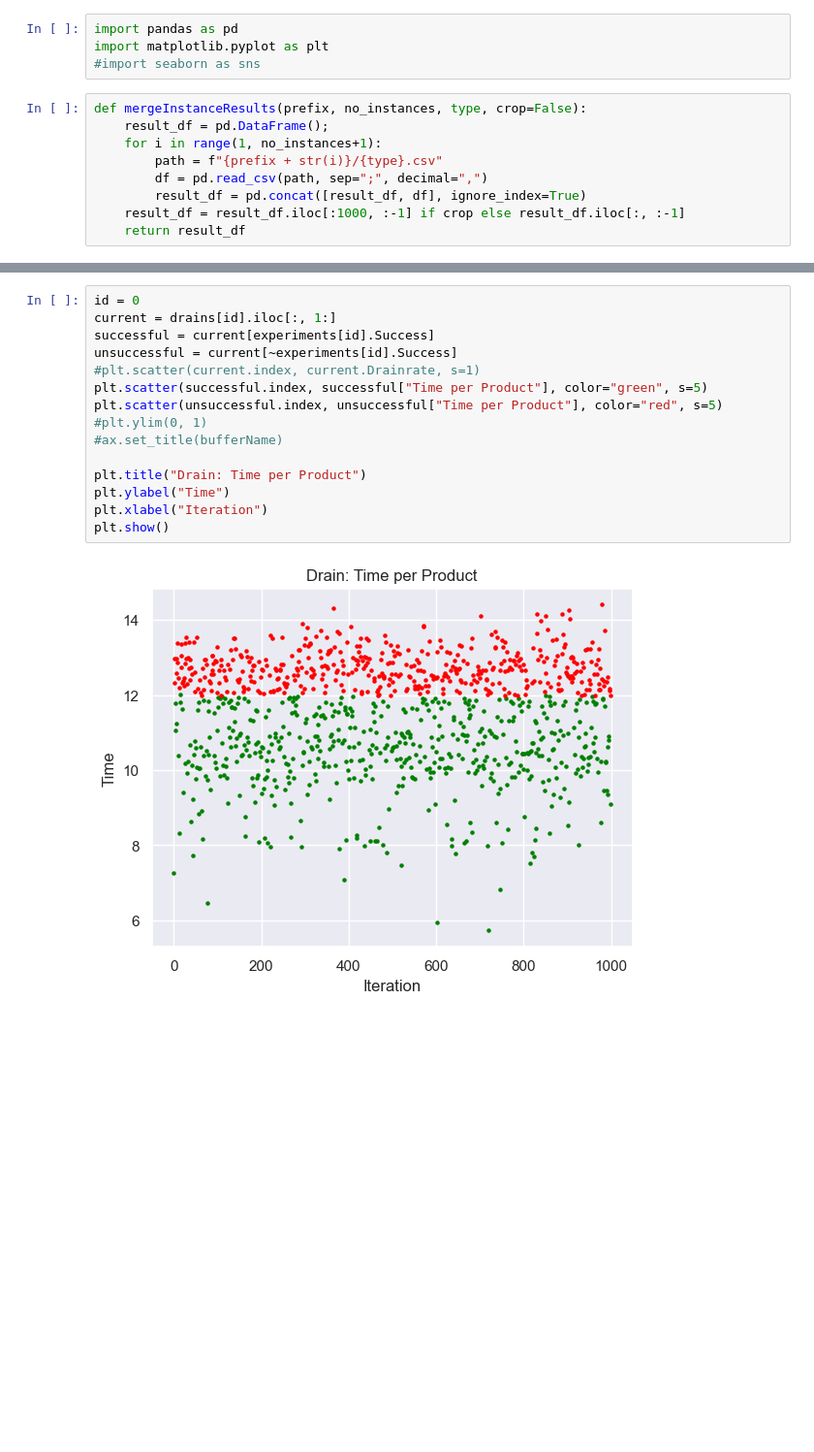
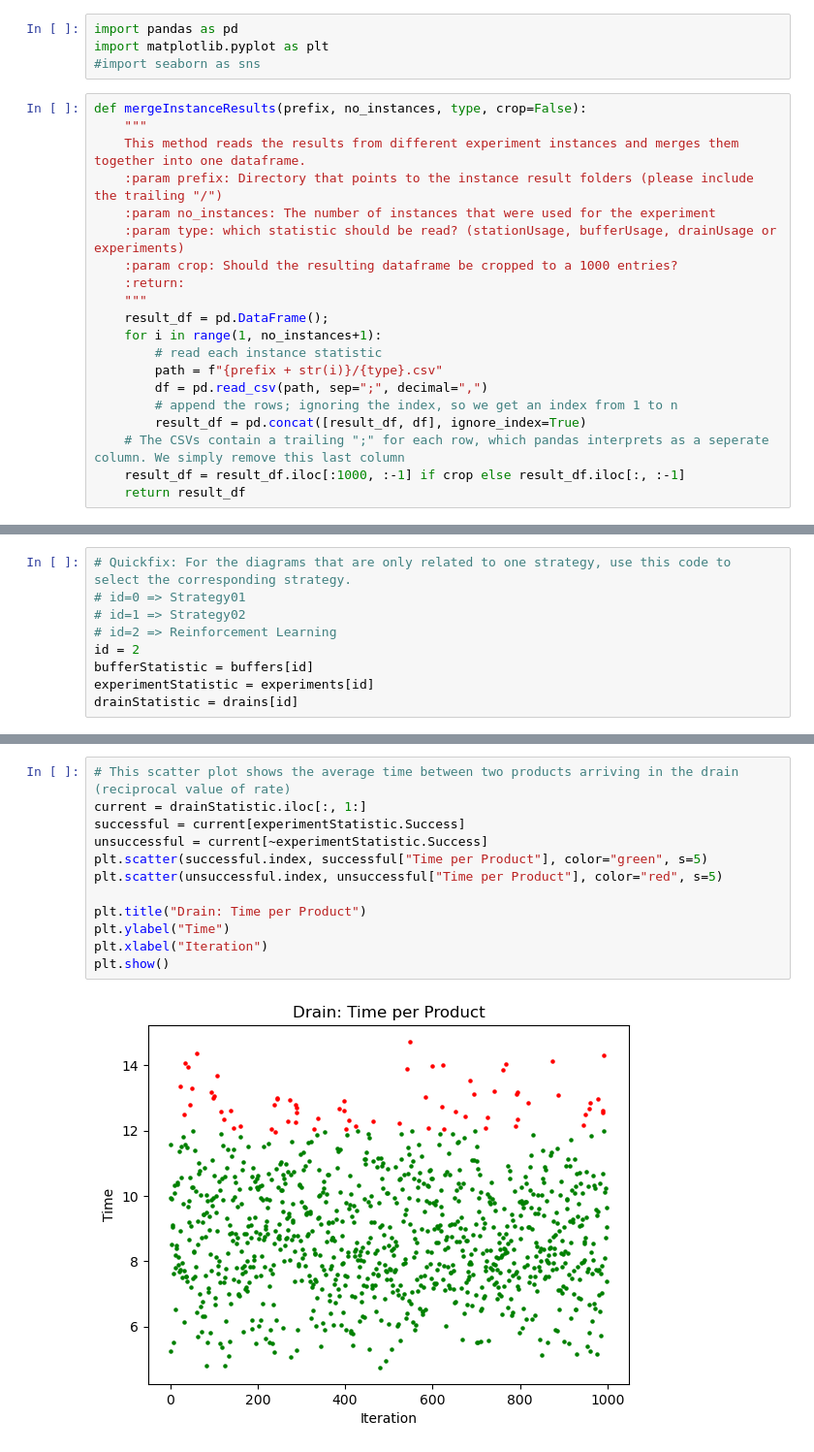
Before and after one commit to RoyalResearchGroup/Unity_Event_Production, a Jupyter notebook: Production Simulation/Assets/evaluation.ipynb, the cells around one changed output, grey strips where cells are left out. Shown at 97% size. Cells and saved outputs as stored; diff of their text form; blank space fills up the shorter version.

```diff
--- a/Production Simulation/Assets/evaluation.ipynb
+++ b/Production Simulation/Assets/evaluation.ipynb
@@ -4,11 +4,22 @@ import matplotlib.pyplot as plt
 #import seaborn as sns
 # %%
 def mergeInstanceResults(prefix, no_instances, type, crop=False):
+    """
+    This method reads the results from different experiment instances and merges them together into one dataframe.
+    :param prefix: Directory that points to the instance result folders (please include the trailing "/")
+    :param no_instances: The number of instances that were used for the experiment
+    :param type: which statistic should be read? (stationUsage, bufferUsage, drainUsage or experiments)
+    :param crop: Should the resulting dataframe be cropped to a 1000 entries?
+    :return:
+    """
     result_df = pd.DataFrame();
     for i in range(1, no_instances+1):
+        # read each instance statistic
         path = f"{prefix + str(i)}/{type}.csv"
         df = pd.read_csv(path, sep=";", decimal=",")
+        # append the rows; ignoring the index, so we get an index from 1 to n
         result_df = pd.concat([result_df, df], ignore_index=True)
+    # The CSVs contain a trailing ";" for each row, which pandas interprets as a seperate column. We simply remove this last column
     result_df = result_df.iloc[:1000, :-1] if crop else result_df.iloc[:, :-1]
     return result_df
 # %%
@@ -56,0 +48,9 @@ plt.bar(["Successful iterations", "Failed iterations"], experiments[2].Success.v
+# %%
+# Quickfix: For the diagrams that are only related to one strategy, use this code to select the corresponding strategy.
+# id=0 => Strategy01
+# id=1 => Strategy02
+# id=2 => Reinforcement Learning
+id = 2
+bufferStatistic = buffers[id]
+experimentStatistic = experiments[id]
+drainStatistic = drains[id]
@@ -139,17 +132,14 @@ plt.show()
 # %%
-id = 0
-current = drains[id].iloc[:, 1:]
-successful = current[experiments[id].Success]
-unsuccessful = current[~experiments[id].Success]
-#plt.scatter(current.index, current.Drainrate, s=1)
+# This scatter plot shows the average time between two products arriving in the drain (reciprocal value of rate)
+current = drainStatistic.iloc[:, 1:]
+successful = current[experimentStatistic.Success]
+unsuccessful = current[~experimentStatistic.Success]
 plt.scatter(successful.index, successful["Time per Product"], color="green", s=5)
 plt.scatter(unsuccessful.index, unsuccessful["Time per Product"], color="red", s=5)
-#plt.ylim(0, 1)
-#ax.set_title(bufferName)
 
 plt.title("Drain: Time per Product")
 plt.ylabel("Time")
 plt.xlabel("Iteration")
 plt.show()
 # %% [output]
-[figure, old version]
+[figure, new version]
```
Also changed, not shown: parts of 8 cells of this notebook.
